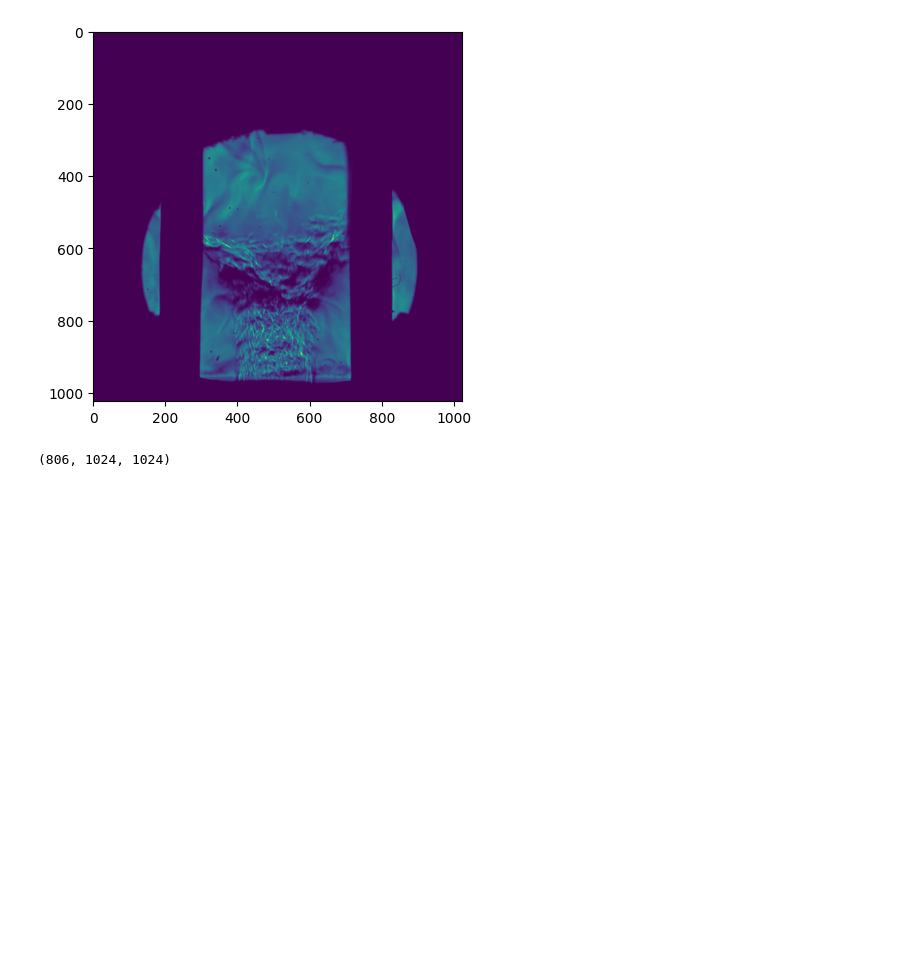
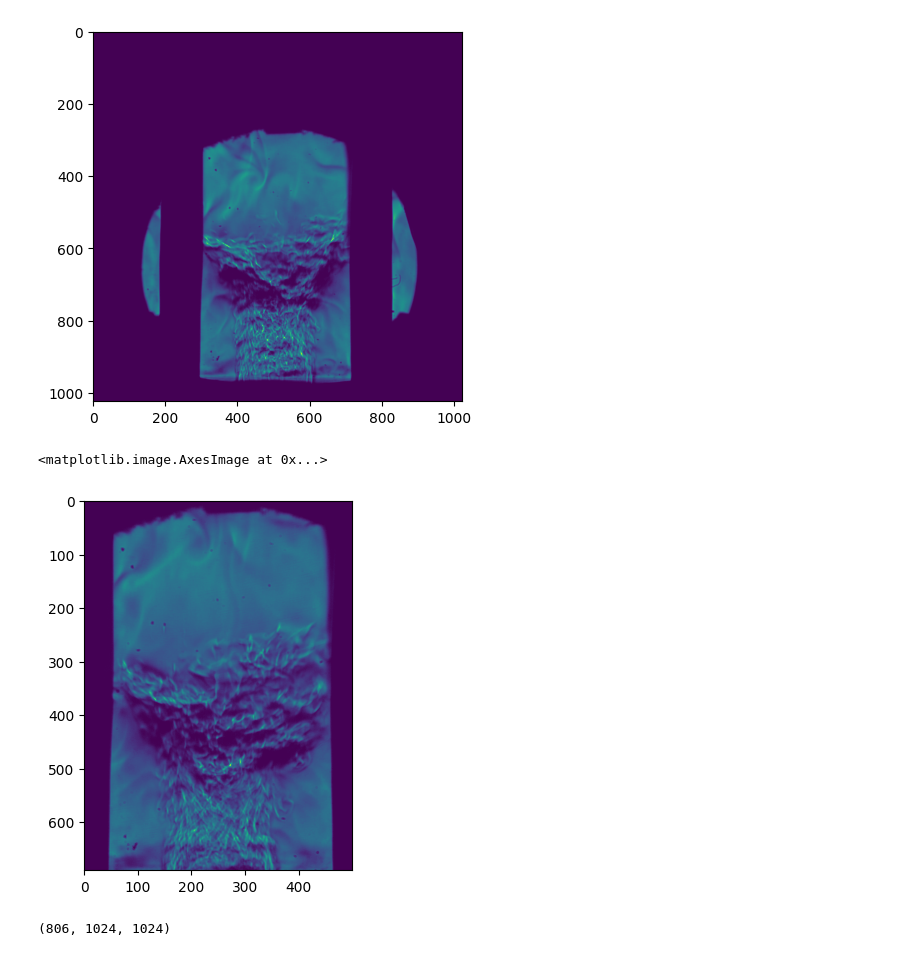
Before and after one commit to CaffineAddic/Wavelet_transforms_in_schlieren_flame_images, a Jupyter notebook: Reader.ipynb, the cells around one changed output. Saved outputs shown, nothing was run; the diff lists cells and outputs as text; code cells hidden in the pictures; blank space fills up the shorter version.

```diff
--- a/Reader.ipynb
+++ b/Reader.ipynb
@@ -26,6 +28,11 @@ plt.imshow(p10[0])
 # %% [output]
 <matplotlib.image.AxesImage at 0x...>
 [figure]
+# %%
+plt.imshow(p10[100][260:950, 250:750])
+# %% [output]
+<matplotlib.image.AxesImage at 0x...>
+[figure, added]
 # %%
 p10.shape
 # %% [output]
```
Also changed, not shown: parts of 1 cell of this notebook.
